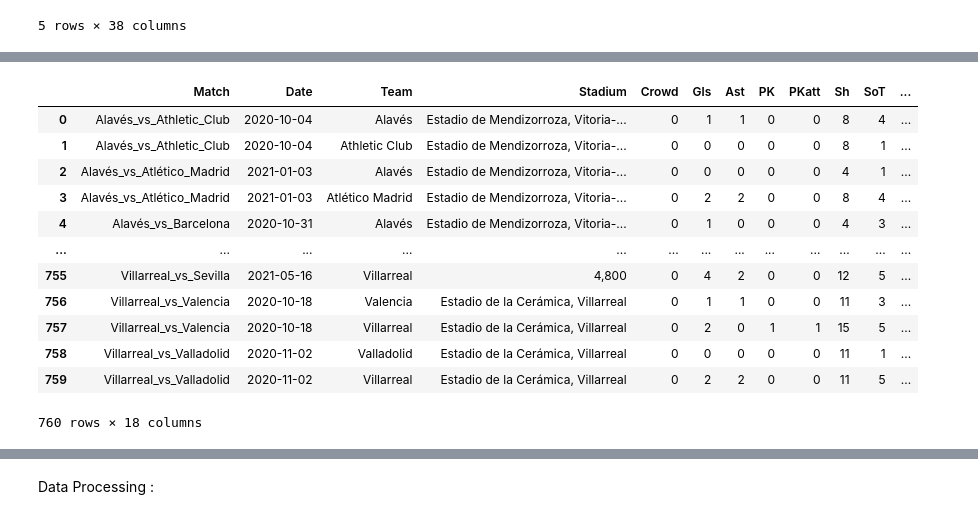
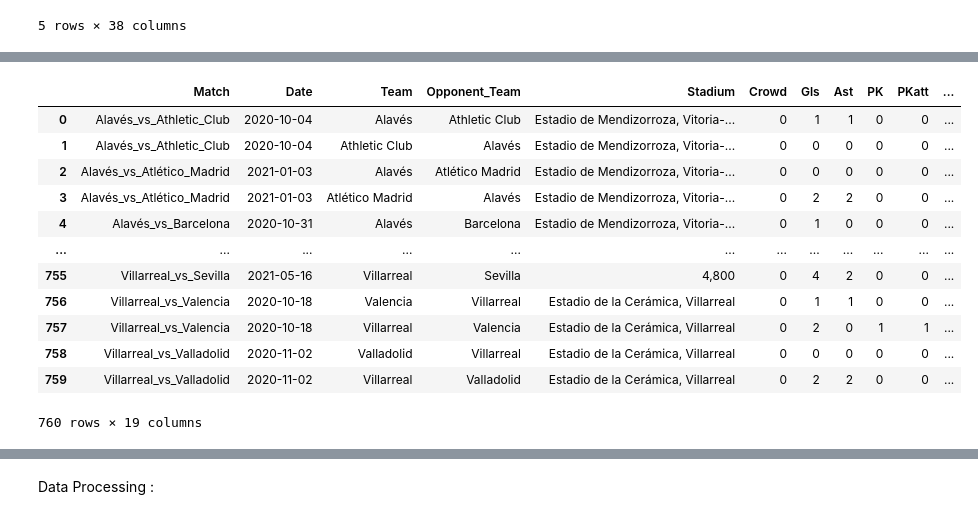
Before and after one commit to NourJamoussi/LaLigaPrediction, a Jupyter notebook: Malis_Project_V1.ipynb, the cells around one changed output, grey strips where cells are left out. Cells and saved outputs as stored; diff of their text form; code cells hidden in the pictures.

```diff
--- a/Malis_Project_V1.ipynb
+++ b/Malis_Project_V1.ipynb
@@ -172,23 +217,23 @@ dtypes: float64(19), int32(1), int64(9), object(9)
 memory usage: 3.4+ MB
 # %%
 #Regrouping the DF to spot the teams confronting each other
-df_versus = df.groupby(["Match","Date","Team","Stadium","Crowd"], as_index=False)["Gls","Ast", "PK", "PKatt", "Sh", "SoT", "CrdY", "CrdR","Touches",
+df_versus = df.groupby(["Match","Date","Team","Opponent_Team","Stadium","Crowd"], as_index=False)["Gls","Ast", "PK", "PKatt", "Sh", "SoT", "CrdY", "CrdR","Touches",
                                                          "Press","Tkl", "Int", "Blocks"].sum()
 
 df_versus
 
 #We now need to create an additional column for the results of each encounter (Win/Loss/Draw).
 # %% [output]
-|  | Match | Date | Team | Stadium | Crowd | Gls | Ast | PK | PKatt | Sh | SoT | ... |
-| 0 | Alavés_vs_Athletic_Club | 2020-10-04 | Alavés | Estadio de Mendizorroza, Vitoria-... | 0 | 1 | 1 | 0 | 0 | 8 | 4 | ... |
-| 1 | Alavés_vs_Athletic_Club | 2020-10-04 | Athletic Club | Estadio de Mendizorroza, Vitoria-... | 0 | 0 | 0 | 0 | 0 | 8 | 1 | ... |
-| 2 | Alavés_vs_Atlético_Madrid | 2021-01-03 | Alavés | Estadio de Mendizorroza, Vitoria-... | 0 | 0 | 0 | 0 | 0 | 4 | 1 | ... |
-| 3 | Alavés_vs_Atlético_Madrid | 2021-01-03 | Atlético Madrid | Estadio de Mendizorroza, Vitoria-... | 0 | 2 | 2 | 0 | 0 | 8 | 4 | ... |
-| 4 | Alavés_vs_Barcelona | 2020-10-31 | Alavés | Estadio de Mendizorroza, Vitoria-... | 0 | 1 | 0 | 0 | 0 | 4 | 3 | ... |
-| ... | ... | ... | ... | ... | ... | ... | ... | ... | ... | ... | ... | ... |
-| 755 | Villarreal_vs_Sevilla | 2021-05-16 | Villarreal | 4,800 | 0 | 4 | 2 | 0 | 0 | 12 | 5 | ... |
-| 756 | Villarreal_vs_Valencia | 2020-10-18 | Valencia | Estadio de la Cerámica, Villarreal | 0 | 1 | 1 | 0 | 0 | 11 | 3 | ... |
-| 757 | Villarreal_vs_Valencia | 2020-10-18 | Villarreal | Estadio de la Cerámica, Villarreal | 0 | 2 | 0 | 1 | 1 | 15 | 5 | ... |
-| 758 | Villarreal_vs_Valladolid | 2020-11-02 | Valladolid | Estadio de la Cerámica, Villarreal | 0 | 0 | 0 | 0 | 0 | 11 | 1 | ... |
-| 759 | Villarreal_vs_Valladolid | 2020-11-02 | Villarreal | Estadio de la Cerámica, Villarreal | 0 | 2 | 2 | 0 | 0 | 11 | 5 | ... |
+|  | Match | Date | Team | Opponent_Team | Stadium | Crowd | Gls | Ast | PK | PKatt | ... |
+| 0 | Alavés_vs_Athletic_Club | 2020-10-04 | Alavés | Athletic Club | Estadio de Mendizorroza, Vitoria-... | 0 | 1 | 1 | 0 | 0 | ... |
+| 1 | Alavés_vs_Athletic_Club | 2020-10-04 | Athletic Club | Alavés | Estadio de Mendizorroza, Vitoria-... | 0 | 0 | 0 | 0 | 0 | ... |
+| 2 | Alavés_vs_Atlético_Madrid | 2021-01-03 | Alavés | Atlético Madrid | Estadio de Mendizorroza, Vitoria-... | 0 | 0 | 0 | 0 | 0 | ... |
+| 3 | Alavés_vs_Atlético_Madrid | 2021-01-03 | Atlético Madrid | Alavés | Estadio de Mendizorroza, Vitoria-... | 0 | 2 | 2 | 0 | 0 | ... |
+| 4 | Alavés_vs_Barcelona | 2020-10-31 | Alavés | Barcelona | Estadio de Mendizorroza, Vitoria-... | 0 | 1 | 0 | 0 | 0 | ... |
+| ... | ... | ... | ... | ... | ... | ... | ... | ... | ... | ... | ... |
+| 755 | Villarreal_vs_Sevilla | 2021-05-16 | Villarreal | Sevilla | 4,800 | 0 | 4 | 2 | 0 | 0 | ... |
+| 756 | Villarreal_vs_Valencia | 2020-10-18 | Valencia | Villarreal | Estadio de la Cerámica, Villarreal | 0 | 1 | 1 | 0 | 0 | ... |
+| 757 | Villarreal_vs_Valencia | 2020-10-18 | Villarreal | Valencia | Estadio de la Cerámica, Villarreal | 0 | 2 | 0 | 1 | 1 | ... |
+| 758 | Villarreal_vs_Valladolid | 2020-11-02 | Valladolid | Villarreal | Estadio de la Cerámica, Villarreal | 0 | 0 | 0 | 0 | 0 | ... |
+| 759 | Villarreal_vs_Valladolid | 2020-11-02 | Villarreal | Valladolid | Estadio de la Cerámica, Villarreal | 0 | 2 | 2 | 0 | 0 | ... |
-760 rows × 18 columns
+760 rows × 19 columns
```
Also changed, not shown: parts of 19 cells of this notebook.
